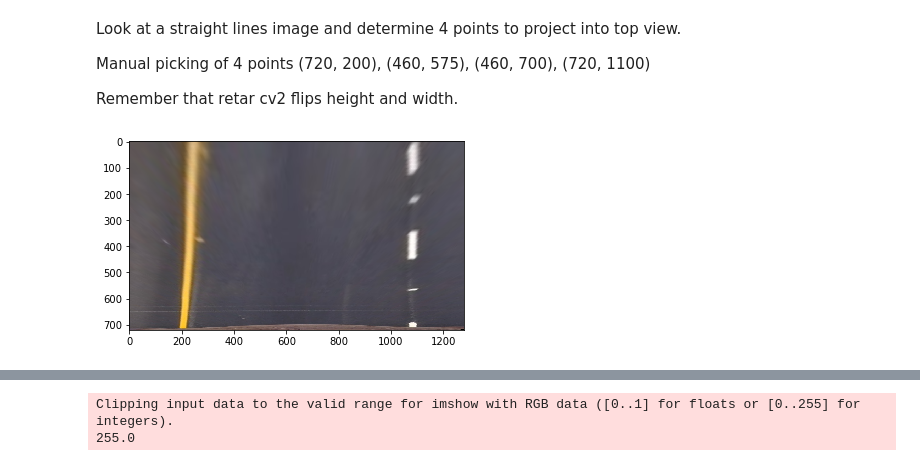
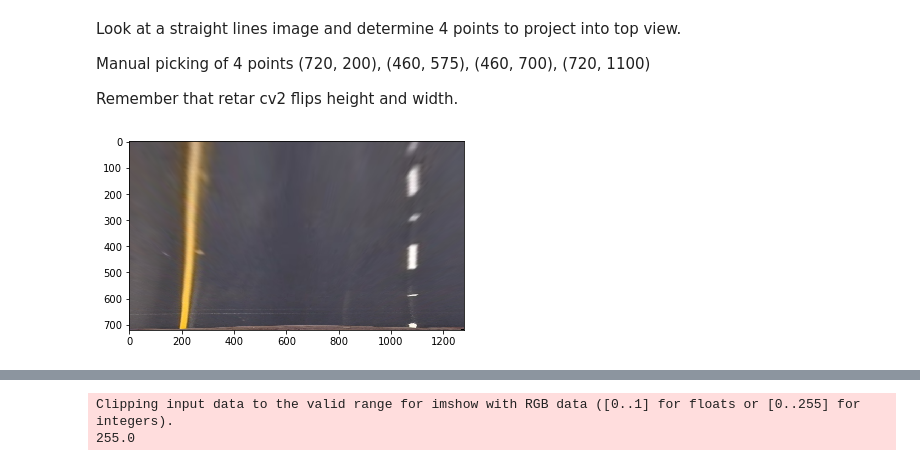
Before and after one commit to zshn25/CarND-Advanced-Lane-Lines, a Jupyter notebook: advanced_lane_lines.ipynb, the cells around one changed output, grey strips where cells are left out. Saved outputs shown, nothing was run; the diff lists cells and outputs as text; code cells hidden in the pictures.

```diff
--- a/advanced_lane_lines.ipynb
+++ b/advanced_lane_lines.ipynb
@@ -63,7 +68,14 @@ for i,file in enumerate(os.listdir("camera_cal/")):
 # %%
+"""Undistorts the image using calibration of the camera"""
+objpoints, imgpoints = gather_calibration points()
+
 # Compute the camera calibration matrix, distortion coefficients, rotation and translation vectors
 ret, mtx, dist, rvecs, tvecs = cv2.calibrateCamera(objpoints, imgpoints, (w,h), None, None)
+
+# Test
+img = mpimg.imread("camera_cal/{}".format('calibration2.jpg'))
 undist = cv2.undistort(img, mtx, dist, None, mtx)
+
 plt.imsave("output_images/undist_calibration2.jpg",undist)
 plt.imshow(undist)
 # %% [output]
@@ -199,24 +216,27 @@ plt.minorticks_on()
 
  Remember that retar cv2 flips height and width.
 # %%
-src = np.float32([[200, 720], [575, 460], [700, 460], [1100, 720]])
+def getM():
+    src = np.float32([[200, 720], [575, 460], [700, 460], [1100, 720]])
 
-# define 4 destination points dst = np.float32([[,],[,],[,],[,]])
-# LEt's have a margin of 200 in x
+    # define 4 destination points dst = np.float32([[,],[,],[,],[,]])
+    # LEt's have a margin of 200 in x and a margin of 100 on the top such that we assume the lane length to be 30m
 
-dst = np.float32([[200,h],
-                  [200,0],
-                  [w-200,0],
-                  [w-200,h]])
-# use cv2.getPerspectiveTransform() to get M, the transform matrix
-M = cv2.getPerspectiveTransform(src, dst)
+    dst = np.float32([[200,h],
+                    [200,100],
+                    [w-200,100],
+                    [w-200,h]])
+    # use cv2.getPerspectiveTransform() to get M, the transform matrix
+    M = cv2.getPerspectiveTransform(src, dst)
+    return M
+M = getM()
 # use cv2.warpPerspective() to warp the image to a top-down view
 warped = cv2.warpPerspective(img, M, img.shape[1::-1], flags=cv2.INTER_LINEAR)
 
 plt.imshow(warped)
 plt.imsave("output_images/birdeye_straight_lines1.jpg",warped)
 # %% [output]
-[figure, old version]
+[figure, new version]
 # %%
 # Warp the binary image into top-down view, using the same parameters as above
 binary_warped = cv2.warpPerspective(combined, M, (w,h), flags=cv2.INTER_LINEAR)
```
Also changed, not shown: parts of 27 cells of this notebook, 2 other files.
